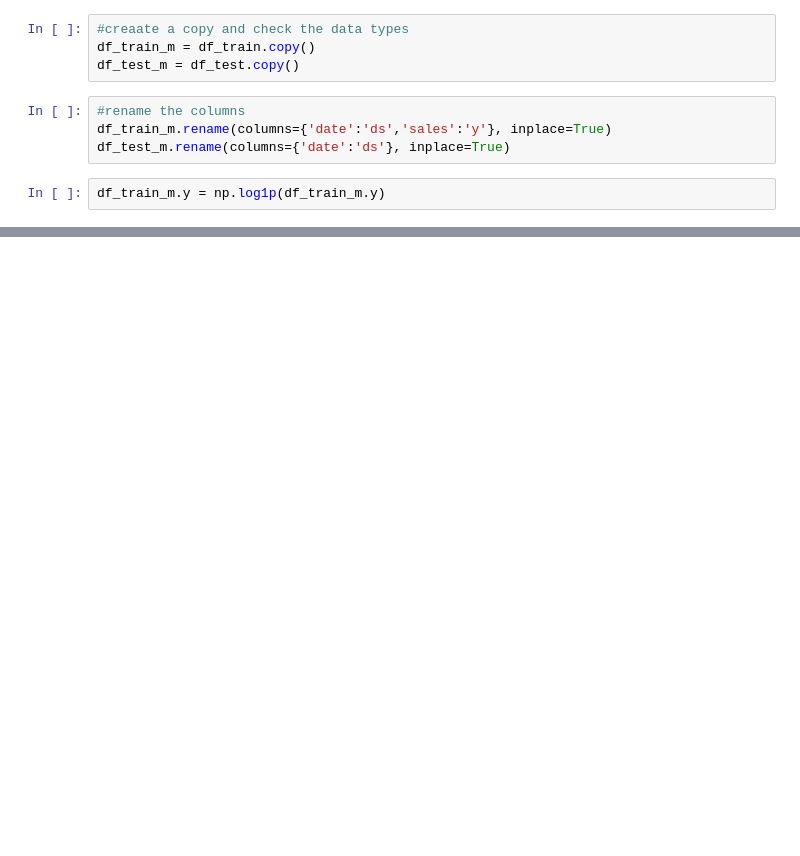
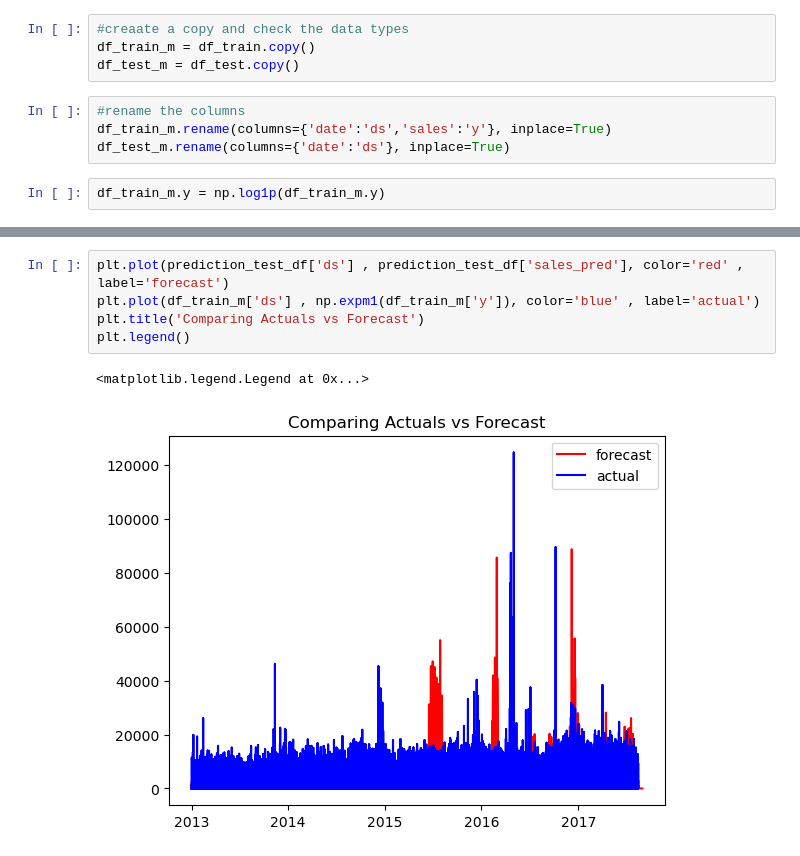
Before and after one commit to sgshaikh/StoreSales_TimeSeriesForecasting, a Jupyter notebook: ForecastStoreSales.ipynb, the cells around one changed output, grey strips where cells are left out. Drawn from its saved outputs; the diff is of its cells as text; blank space fills up the shorter version.

Commit message:
model trained

```diff
--- a/ForecastStoreSales.ipynb
+++ b/ForecastStoreSales.ipynb
@@ -946,0 +960,8 @@ memory usage: 170.4 MB
+# %%
+plt.plot(prediction_test_df['ds'] , prediction_test_df['sales_pred'], color='red' , label='forecast')
+plt.plot(df_train_m['ds'] , np.expm1(df_train_m['y']), color='blue' , label='actual')
+plt.title('Comparing Actuals vs Forecast')
+plt.legend()
+# %% [output]
+<matplotlib.legend.Legend at 0x...>
+[figure, added]
```
Also changed, not shown: parts of 46 cells of this notebook.
